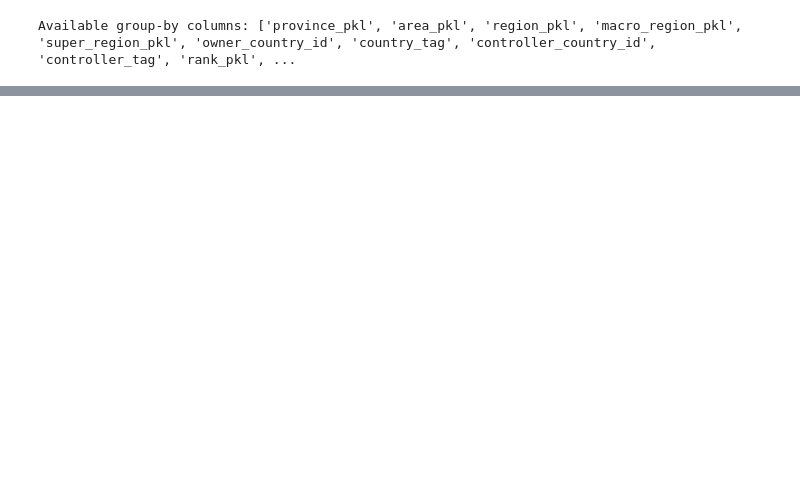
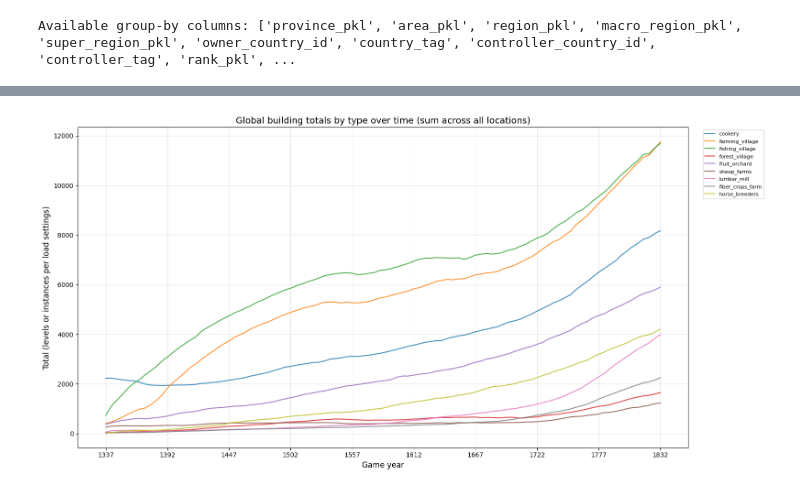
Before and after one commit to JanB1989/ProsperOrPerish, a Jupyter notebook: ProsperPerishCalcs/analysis/savegame/notebooks/compare_savegames.ipynb, the cells around one changed output, grey strips where cells are left out. Saved outputs shown, nothing was run; the diff lists cells and outputs as text; code cells hidden in the pictures; blank space fills up the shorter version.

```diff
--- a/ProsperPerishCalcs/analysis/savegame/notebooks/compare_savegames.ipynb
+++ b/ProsperPerishCalcs/analysis/savegame/notebooks/compare_savegames.ipynb
@@ -179,0 +232,46 @@ else:
+# %%
+# Global building totals over time (world sum per building type; units match BUILDING_COUNT_MODE at load time)
+MAX_BLDG_LINES = 40  # None = plot every bldg_* column; else top types by total across all snapshots
+
+sample = next(iter(saves.values()))
+bldg_cols = [c for c in sample.columns if c.startswith("bldg_")]
+if not bldg_cols:
+    print("No bldg_* columns — enable BUILDING_INCLUDE_ALL or BUILDING_SLUGS in the load cell.")
+else:
+    snap_order = sorted(saves.keys())
+    data = {col: [float(saves[lb][col].sum()) for lb in snap_order] for col in bldg_cols}
+    plot_df = pd.DataFrame(data, index=snap_order)
+
+    if MAX_BLDG_LINES is not None and len(plot_df.columns) > MAX_BLDG_LINES:
+        totals = plot_df.sum(axis=0).sort_values(ascending=False)
+        keep = totals.head(MAX_BLDG_LINES).index.tolist()
+        plot_df = plot_df[keep]
+
+    legend_labels = [c.replace("bldg_", "", 1) for c in plot_df.columns]
+    plot_df.columns = legend_labels
+    plot_df.index = pd.RangeIndex(len(plot_df))
+
+    n_ticks_b = 10
+    n_snap = len(plot_df)
+    if n_snap <= 1:
+        tick_pos_b = list(range(n_snap))
+    elif n_snap <= n_ticks_b:
+        tick_pos_b = list(range(n_snap))
+    else:
+        step_b = (n_snap - 1) / (n_ticks_b - 1)
+        tick_pos_b = [int(round(i * step_b)) for i in range(n_ticks_b)]
+    tick_labels_b = [start_year + pos * years_per_snapshot for pos in tick_pos_b]
+
+    fig, ax = plt.subplots(figsize=(16, 8))
+    plot_df.plot(ax=ax, linewidth=1.5, markersize=3, alpha=0.85)
+    ax.set_title("Global building totals by type over time (sum across all locations)", fontsize=14)
+    ax.set_xlabel("Game year", fontsize=12)
+    ax.set_ylabel("Total (levels or instances per load settings)", fontsize=12)
+    ax.set_xticks(tick_pos_b)
+    ax.set_xticklabels(tick_labels_b)
+    ax.grid(True, axis="both", alpha=0.3)
+    ax.legend(bbox_to_anchor=(1.02, 1), loc="upper left", fontsize=8, ncol=1)
+    plt.tight_layout()
+    plt.show()
+# %% [output]
+[figure, added]
```
Also changed, not shown: parts of 7 cells of this notebook, 28 other files.
